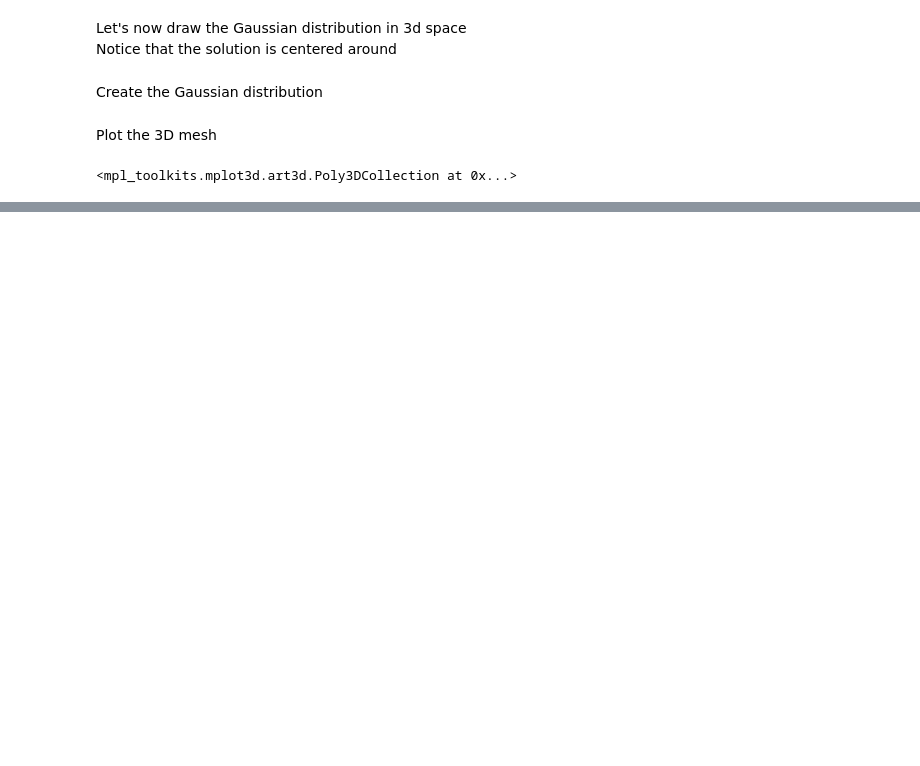
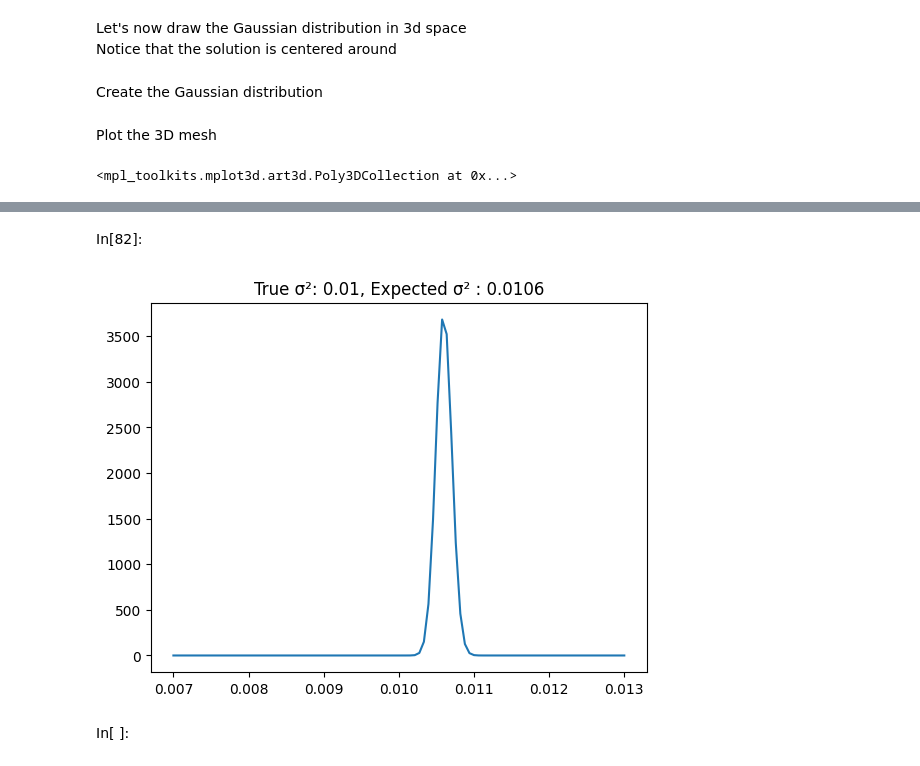
Before and after one commit to endsley/ml_examples, a Jupyter notebook: bayesian_linear_regression/bayesian_linear_regression.ipynb, the cells around one changed output, grey strips where cells are left out. Cells and saved outputs as stored; diff of their text form; code cells hidden in the pictures; blank space fills up the shorter version.

```diff
--- a/bayesian_linear_regression/bayesian_linear_regression.ipynb
+++ b/bayesian_linear_regression/bayesian_linear_regression.ipynb
@@ -90,0 +94,18 @@ plt.show()
+# %% [markdown]
+In[82]:
+# %%
+a = 1
+b = 1
+α = n/2 + a
+β = y.T.dot(y)/2 + b + μₒ.T.dot(Λₒ).dot(μₒ)/2 - μ.T.dot(Λ).dot(μ)/2
+# %%
+xr = np.reshape(np.linspace(0.007,0.013,100), (100,1))
+yr = invgamma.pdf(xr, a=α, scale=β)
+# %%
+plt.plot(xr, yr)
+plt.title('True σ²: 0.01, Expected σ² : %.4f'% (β/(α-1)))
+plt.show()
+# %% [output]
+[figure, added]
+# %% [markdown]
+In[ ]:
```
Also changed, not shown: parts of 9 cells of this notebook, 1 other file.
